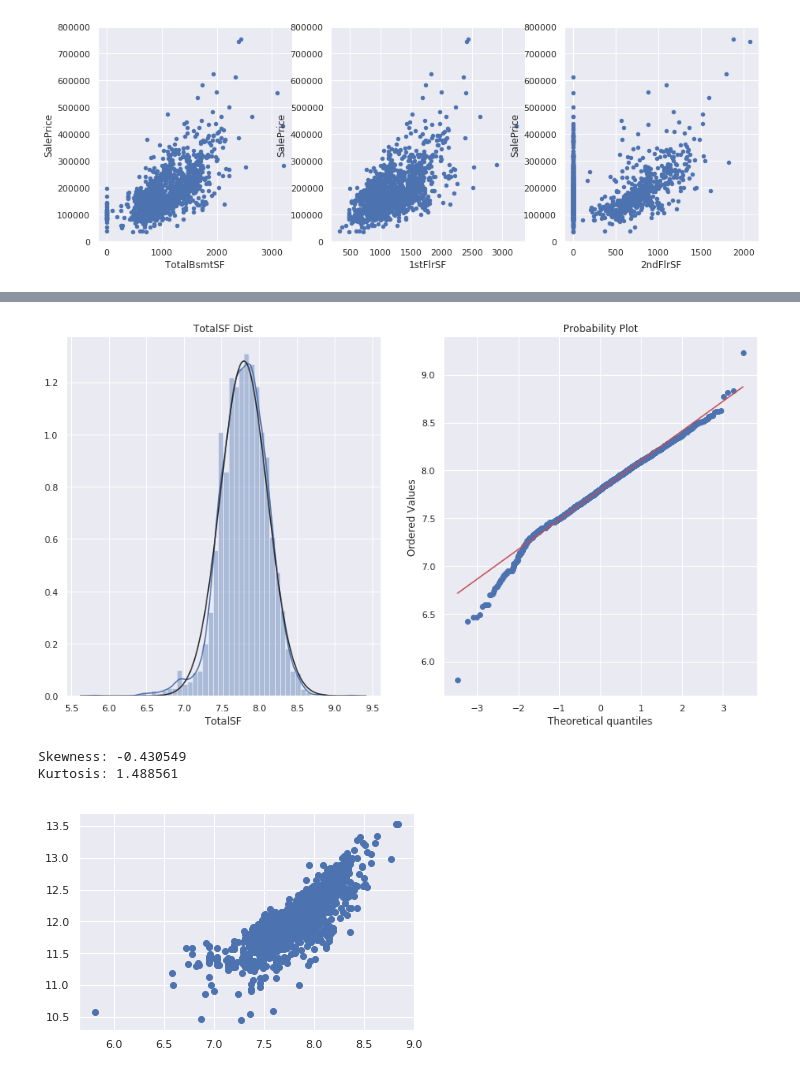
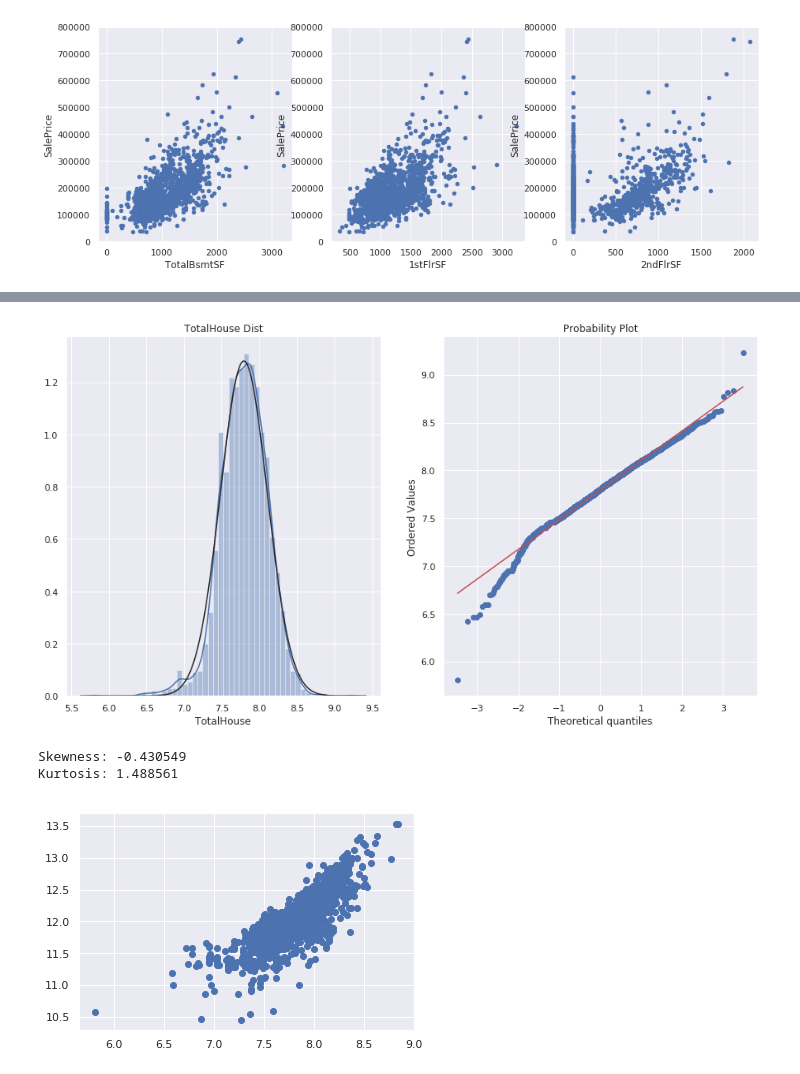
Before and after one commit to mmheydari97/datamining-spring, a Jupyter notebook: Project/01_preprocessing.ipynb, the cells around one changed output, grey strips where cells are left out. Drawn from its saved outputs; the diff is of its cells as text; code cells hidden in the pictures.

```diff
--- a/Project/01_preprocessing.ipynb
+++ b/Project/01_preprocessing.ipynb
@@ -205,7 +206,7 @@ plt.show()
 df_full['TotalBsmtSF'] = df_full['TotalBsmtSF'].fillna(0)
 df_full['1stFlrSF'] = df_full['1stFlrSF'].fillna(0)
 df_full['2ndFlrSF'] = df_full['2ndFlrSF'].fillna(0)
-df_full['TotalSF'] = df_full['TotalBsmtSF']+df_full['1stFlrSF']+df_full['2ndFlrSF']
+df_full['TotalHouse'] = df_full['TotalBsmtSF']+df_full['1stFlrSF']+df_full['2ndFlrSF']
 # df_full.drop(['TotalBsmtSF', '1stFlrSF', '2ndFlrSF'], axis=1, inplace=True)
 # df_full.drop(['GarageArea'], axis=1, inplace=True)
 # %%
@@ -227,17 +228,17 @@ Kurtosis: 4.142056
 # %%
 plt.figure(figsize=(15, 8))
 plt.subplot(1, 2, 1)
-plt.title("TotalSF Dist")
-sns.distplot(np.log(df_full["TotalSF"]), fit=stats.norm)
+plt.title("TotalHouse Dist")
+sns.distplot(np.log(df_full["TotalHouse"]), fit=stats.norm)
 
 plt.subplot(1, 2, 2)
-stats.probplot(np.log(df_full["TotalSF"]), plot=plt)
+stats.probplot(np.log(df_full["TotalHouse"]), plot=plt)
 plt.show()
 
-print("Skewness: %f" % np.log(df_full["TotalSF"]).skew())
-print("Kurtosis: %f" % np.log(df_full["TotalSF"]).kurt())
+print("Skewness: %f" % np.log(df_full["TotalHouse"]).skew())
+print("Kurtosis: %f" % np.log(df_full["TotalHouse"]).kurt())
 # %% [output]
-[figure, old version]
+[figure, new version]
 Skewness: -0.430549
 Kurtosis: 1.488561
 # %%
```
Also changed, not shown: parts of 16 cells of this notebook.
